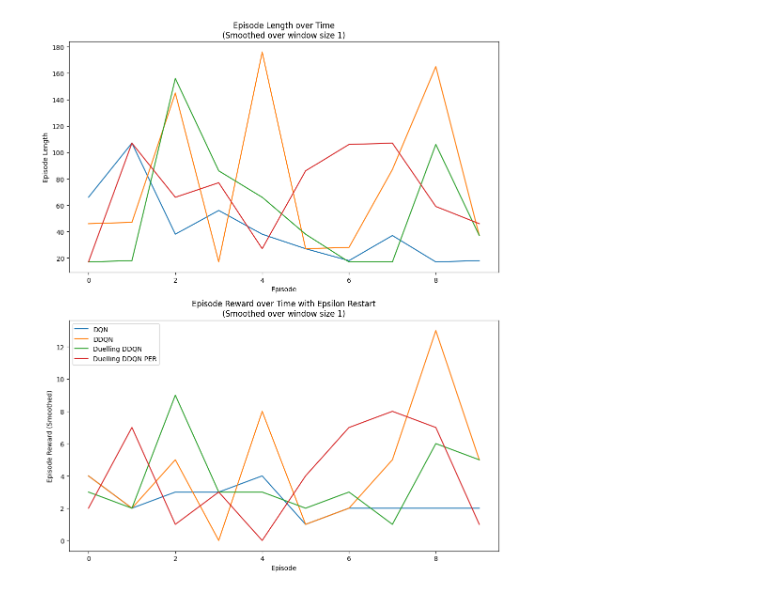
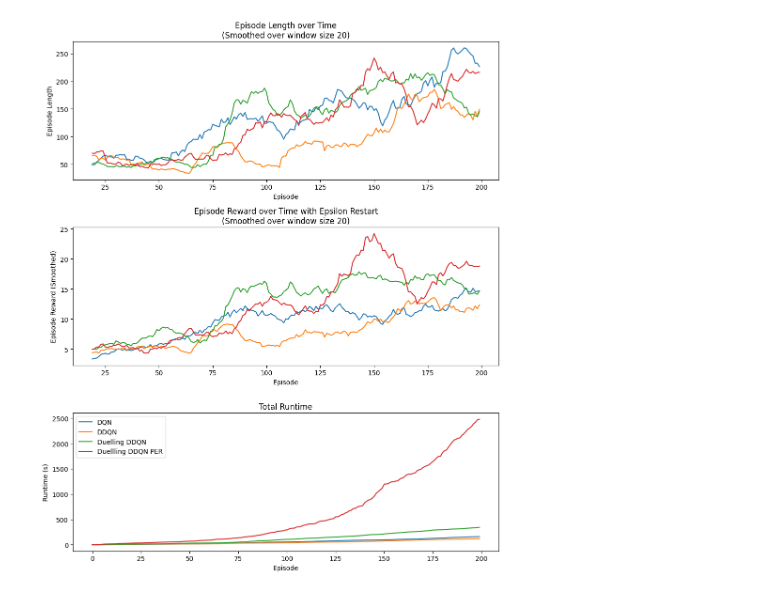
Before and after one commit to gulidamarta/snake_extending_dqn, a Jupyter notebook: All_Extensions_comparison.ipynb, the cells around one changed output. Drawn from its saved outputs; the diff is of its cells as text; code cells hidden in the pictures.

Commit message:
added runtime comparison

```diff
--- a/All_Extensions_comparison.ipynb
+++ b/All_Extensions_comparison.ipynb
@@ -367,8 +361,6 @@ class DQNAgent:
                 obs = next_obs
         return stats
 # %%
-EpisodeStats = namedtuple("Stats", ["episode_lengths", "episode_rewards"])
-
 class DDQNAgent:
     def __init__(self,
             env,
@@ -408,7 +400,9 @@ class DDQNAgent:
         stats = EpisodeStats(
             episode_lengths=np.zeros(num_episodes),
             episode_rewards=np.zeros(num_episodes),
+            run_time=np.zeros(num_episodes)
         )
+        start = time.time()
         current_timestep = 0
         epsilon = self.eps_start
 
@@ -453,13 +447,13 @@ class DDQNAgent:
                     self.q_target.load_state_dict(self.q.state_dict())
                 current_timestep += 1
 
+                stats.run_time[i_episode] = time.time() - start
+
                 if terminated or truncated or episode_time >= 500:
                     break
                 obs = next_obs
         return stats
 # %%
-EpisodeStats = namedtuple("Stats", ["episode_lengths", "episode_rewards"])
-
 class Duelling_DDQNAgent:
     def __init__(self,
             env,
@@ -498,7 +492,9 @@ class Duelling_DDQNAgent:
         stats = EpisodeStats(
             episode_lengths=np.zeros(num_episodes),
             episode_rewards=np.zeros(num_episodes),
+            run_time=np.zeros(num_episodes)
         )
+        start = time.time()
         current_timestep = 0
         epsilon = self.eps_start
 
@@ -543,13 +539,13 @@ class Duelling_DDQNAgent:
                     self.q_target.load_state_dict(self.q.state_dict())
                 current_timestep += 1
 
+                stats.run_time[i_episode] = time.time() - start
+
                 if terminated or truncated or episode_time >= 500:
                     break
                 obs = next_obs
         return stats
 # %%
-EpisodeStats = namedtuple("Stats", ["episode_lengths", "episode_rewards"])
-
 class Duelling_DDQN_PER_Agent:
     def __init__(self,
             env,
@@ -597,7 +593,9 @@ class Duelling_DDQN_PER_Agent:
         stats = EpisodeStats(
             episode_lengths=np.zeros(num_episodes),
             episode_rewards=np.zeros(num_episodes),
+            run_time=np.zeros(num_episodes)
         )
+        start = time.time()
         current_timestep = 0
 
         epsilon = self.eps_start
@@ -654,6 +652,8 @@ class Duelling_DDQN_PER_Agent:
                     self.q_target.load_state_dict(self.q.state_dict())
                 current_timestep += 1
 
+                stats.run_time[i_episode] = time.time() - start
+
                 if terminated or truncated or episode_time >= 500:
                     break
                 obs = next_obs
@@ -672,7 +672,7 @@ UPDATE_FREQ = 100
 EPS_START = 0.5
 EPS_END = 0.05
 SCHEDULE_DURATION = 30000
-NUM_EPISODES = 400 #10
+NUM_EPISODES = 200
 DISCOUNT_FACTOR = 0.99
 ALPHA = 1.0
 BETA = 1.0
@@ -753,6 +762,6 @@ Duelling_DDQN_PER: Episode 10 of 10  Time Step: 652  Epsilon: 0.429 Alpha: 0.940
 # %%
 smoothing_window=20 #1
-fig, axes = plt.subplots(2, 1, figsize=(10, 12), tight_layout=True)
+fig, axes = plt.subplots(3, 1, figsize=(10, 12), tight_layout=True)
 
 # Plot the episode length over time
 ax = axes[0]
@@ -761,31 +770,41 @@ lengths_smoothed_ddqn = pd.Series(stats_ddqn.episode_lengths).rolling(smoothing_
 lengths_smoothed_duelling_ddqn = pd.Series(stats_duelling_ddqn.episode_lengths).rolling(smoothing_window, min_periods=smoothing_window).mean()
 lengths_smoothed_duelling_ddqn_per = pd.Series(stats_duelling_ddqn_per.episode_lengths).rolling(smoothing_window, min_periods=smoothing_window).mean()
 
 ax.plot(lengths_smoothed_dqn, label="DQN")
 ax.plot(lengths_smoothed_ddqn, label="DDQN")
 ax.plot(lengths_smoothed_duelling_ddqn, label="Duelling DDQN")
 ax.plot(lengths_smoothed_duelling_ddqn_per, label="Duelling DDQN PER")
 
 ax.set_xlabel("Episode")
 ax.set_ylabel("Episode Length")
 ax.set_title(f"Episode Length over Time\n(Smoothed over window size {smoothing_window})")
 
 # Plot the episode reward over time
 ax = axes[1]
 rewards_smoothed_dqn = pd.Series(stats_dqn.episode_rewards).rolling(smoothing_window, min_periods=smoothing_window).mean()
 rewards_smoothed_ddqn = pd.Series(stats_ddqn.episode_rewards).rolling(smoothing_window, min_periods=smoothing_window).mean()
 rewards_smoothed_duelling_ddqn = pd.Series(stats_duelling_ddqn.episode_rewards).rolling(smoothing_window, min_periods=smoothing_window).mean()
 rewards_smoothed_duelling_ddqn_per = pd.Series(stats_duelling_ddqn_per.episode_rewards).rolling(smoothing_window, min_periods=smoothing_window).mean()
 
 ax.plot(rewards_smoothed_dqn, label="DQN")
 ax.plot(rewards_smoothed_ddqn, label="DDQN")
 ax.plot(rewards_smoothed_duelling_ddqn, label="Duelling DDQN")
 ax.plot(rewards_smoothed_duelling_ddqn_per, label="Duelling DDQN PER")
 
 ax.set_xlabel("Episode")
 ax.set_ylabel("Episode Reward (Smoothed)")
 ax.set_title(f"Episode Reward over Time with Epsilon Restart\n(Smoothed over window size {smoothing_window})")
+
+ax = axes[2]
+ax.plot(stats_dqn.run_time, label = "DQN")
+ax.plot(stats_ddqn.run_time, label = "DDQN")
+ax.plot(stats_duelling_ddqn.run_time, label = "Duelling DDQN")
+ax.plot(stats_duelling_ddqn_per.run_time, label = "Duellling DDQN PER")
+ax.set_xlabel("Episode")
+ax.set_ylabel("Runtime (s)")
+ax.set_title(f"Total Runtime")
+
 plt.legend()
 plt.show()
 # %% [output]
-[figure, old version]
+[figure, new version]
```
Also changed, not shown: parts of 5 cells of this notebook, 1 other file.
